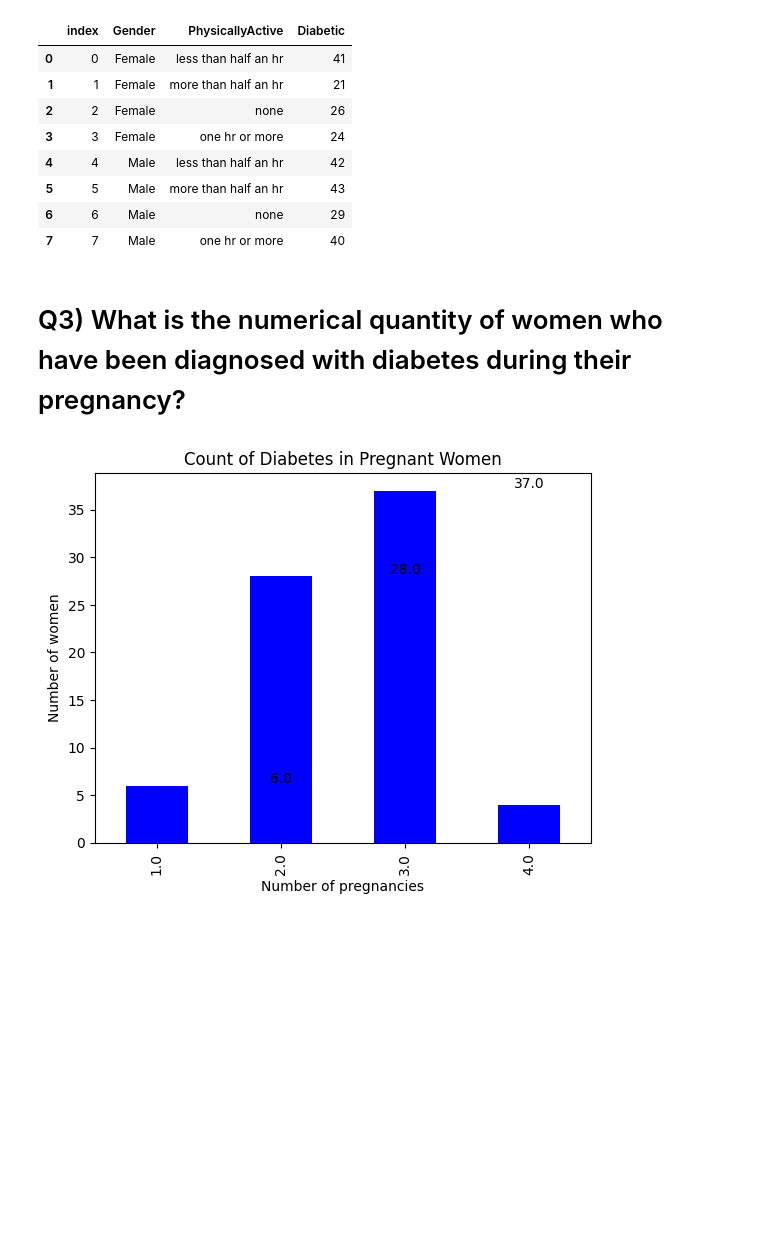
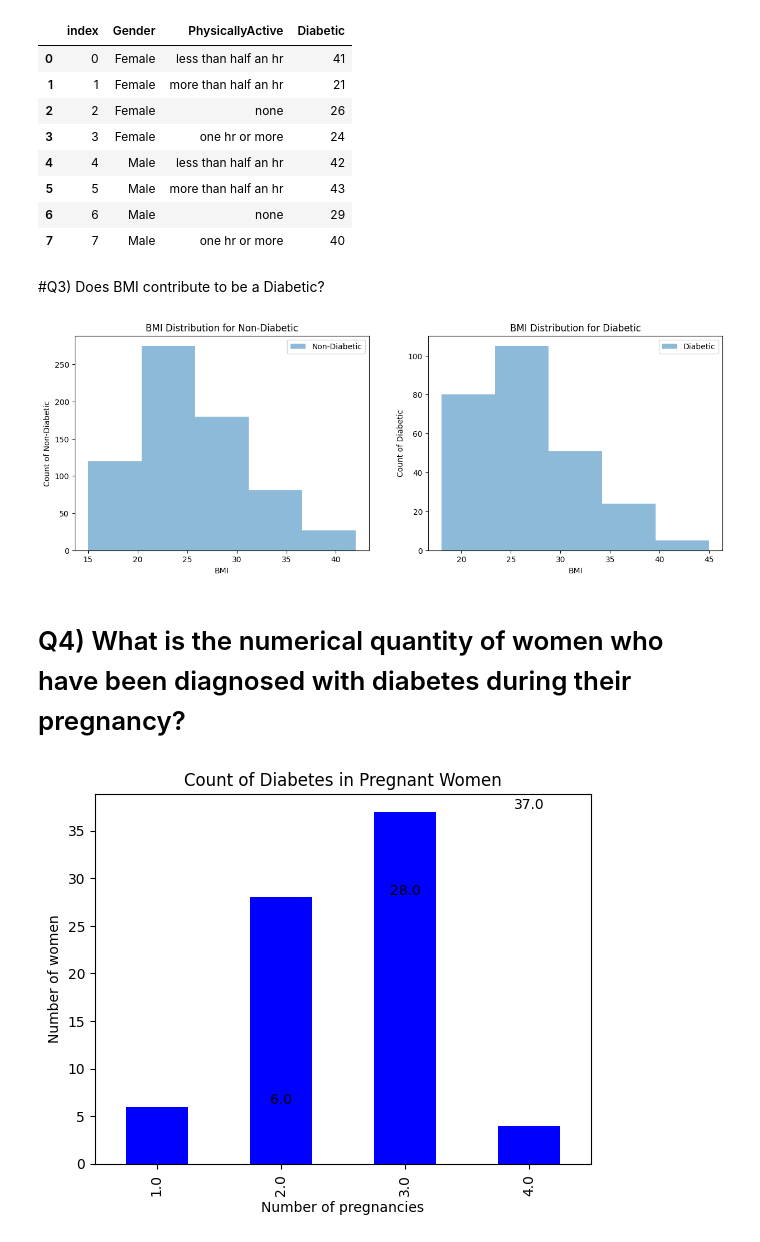
Before and after one commit to UnnatiGawde/DAB-103-05, a Jupyter notebook: DAB_103_Diabetes_Project_phase2.ipynb, the cells around one changed output. Drawn from its saved outputs; the diff is of its cells as text; code cells hidden in the pictures; blank space fills up the shorter version.

```diff
--- a/DAB_103_Diabetes_Project_phase2.ipynb
+++ b/DAB_103_Diabetes_Project_phase2.ipynb
@@ -293,8 +294,31 @@ pivot_table_activity_df
 | 5 | 5 | Male | more than half an hr | 43 |
 | 6 | 6 | Male | none | 29 |
 | 7 | 7 | Male | one hr or more | 40 |
+# %% [markdown]
+#Q3) Does BMI contribute to be a Diabetic?
+# %%
+# create two subplots for each category
+fig, ax = plt.subplots(figsize=(15, 5), nrows=1, ncols=2)
+
+# plot the histogram for non-diabetic group
+ax[0].hist(clean_df[clean_df['Diabetic']=='no']['BMI'], bins=5, alpha=0.5, label='Non-Diabetic')
+ax[0].set_title('BMI Distribution for Non-Diabetic')
+ax[0].legend(loc='upper right')
+ax[0].set_xlabel('BMI')
+ax[0].set_ylabel('Count of Non-Diabetic')
+
+# plot the histogram for diabetic group
+ax[1].hist(clean_df[clean_df['Diabetic']=='yes']['BMI'], bins=5, alpha=0.5, label='Diabetic')
+ax[1].set_title('BMI Distribution for Diabetic')
+ax[1].set_xlabel('BMI')
+ax[1].set_ylabel('Count of Diabetic')
+ax[1].legend(loc='upper right')
+
+plt.show()
+# %% [output]
+[figure, added]
 # %% [markdown]
-# Q3) What is the numerical quantity of women who have been diagnosed with diabetes during their pregnancy?
+# Q4) What is the numerical quantity of women who have been diagnosed with diabetes during their pregnancy?
 # %%
 # create the affected_women_df dataframe
 affected_women_df = clean_df.loc[(df['Diabetic'] == 'yes') & (clean_df['Pregancies'] > 0)]
```
Also changed, not shown: parts of 4 cells of this notebook.
